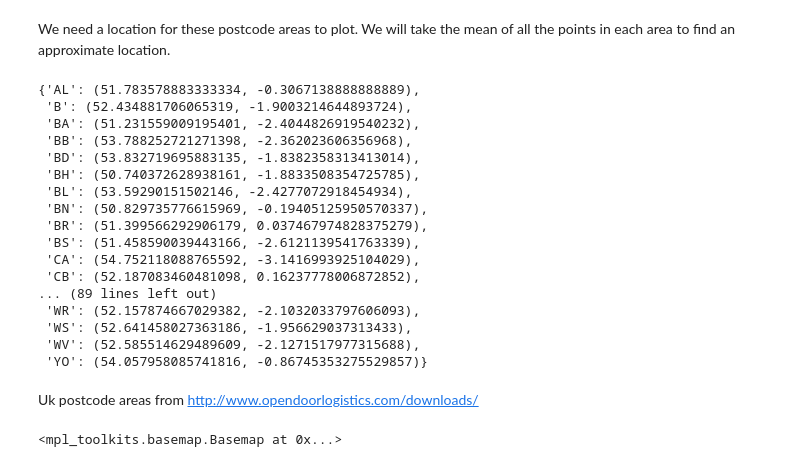
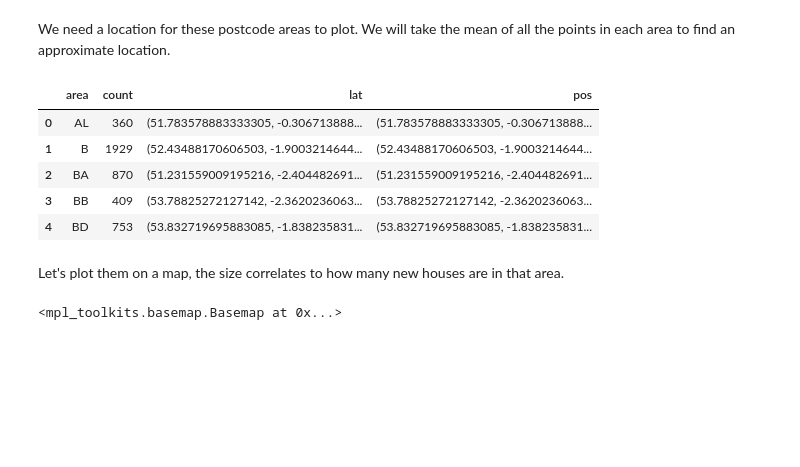
Before and after one commit to jamalmoir/notebook_playground, a Jupyter notebook: uk_2015_houseprice.ipynb, the cells around one changed output. Drawn from its saved outputs; the diff is of its cells as text; code cells hidden in the pictures; blank space fills up the shorter version.

```diff
--- a/uk_2015_houseprice.ipynb
+++ b/uk_2015_houseprice.ipynb
@@ -229,23 +217,24 @@ for area in new_areas.index:
-# %%
-plot_locs
-# %% [output]
-{'AL': (51.783578883333334, -0.3067138888888889),
- 'B': (52.434881706065319, -1.9003214644893724),
- 'BA': (51.231559009195401, -2.4044826919540232),
- 'BB': (53.788252721271398, -2.362023606356968),
- 'BD': (53.832719695883135, -1.8382358313413014),
- 'BH': (50.740372628938161, -1.8833508354725785),
- 'BL': (53.59290151502146, -2.4277072918454934),
- 'BN': (50.829735776615969, -0.19405125950570337),
- 'BR': (51.399566292906179, 0.037467974828375279),
- 'BS': (51.458590039443166, -2.6121139541763339),
- 'CA': (54.752118088765592, -3.1416993925104029),
- 'CB': (52.187083460481098, 0.16237778006872852),
-... (89 lines left out)
- 'WR': (52.157874667029382, -2.1032033797606093),
- 'WS': (52.641458027363186, -1.956629037313433),
- 'WV': (52.585514629489609, -2.1271517977315688),
- 'YO': (54.057958085741816, -0.86745353275529857)}
-# %% [markdown]
-Uk postcode areas from http://www.opendoorlogistics.com/downloads/
+# %%
+def get_by_area(area, df):
+    result = df[(new.postcode.str.match('{}[^a-zA-Z].+'.format(area))) & (~new.lat.isnull()) & (~new.lon.isnull())]
+
+    return result
+
+def get_mean_area_lat_lon(area, df):
+    area_houses = get_by_area(area, df)
+    mean_lat_lon = area_houses.lat.mean(), area_houses.lon.mean()
+
+    return mean_lat_lon
+
+new_areas['pos'] = new_areas.area.apply(get_mean_area_lat_lon, args=(new,))
+new_areas.head()
+# %% [output]
+|  | area | count | lat | pos |
+| 0 | AL | 360 | (51.783578883333305, -0.306713888... | (51.783578883333305, -0.306713888... |
+| 1 | B | 1929 | (52.43488170606503, -1.9003214644... | (52.43488170606503, -1.9003214644... |
+| 2 | BA | 870 | (51.231559009195216, -2.404482691... | (51.231559009195216, -2.404482691... |
+| 3 | BB | 409 | (53.78825272127142, -2.3620236063... | (53.78825272127142, -2.3620236063... |
+| 4 | BD | 753 | (53.832719695883085, -1.838235831... | (53.832719695883085, -1.838235831... |
+# %% [markdown]
+Let's plot them on a map, the size correlates to how many new houses are in that area.
 # %%
```
Also changed, not shown: parts of 6 cells of this notebook.
